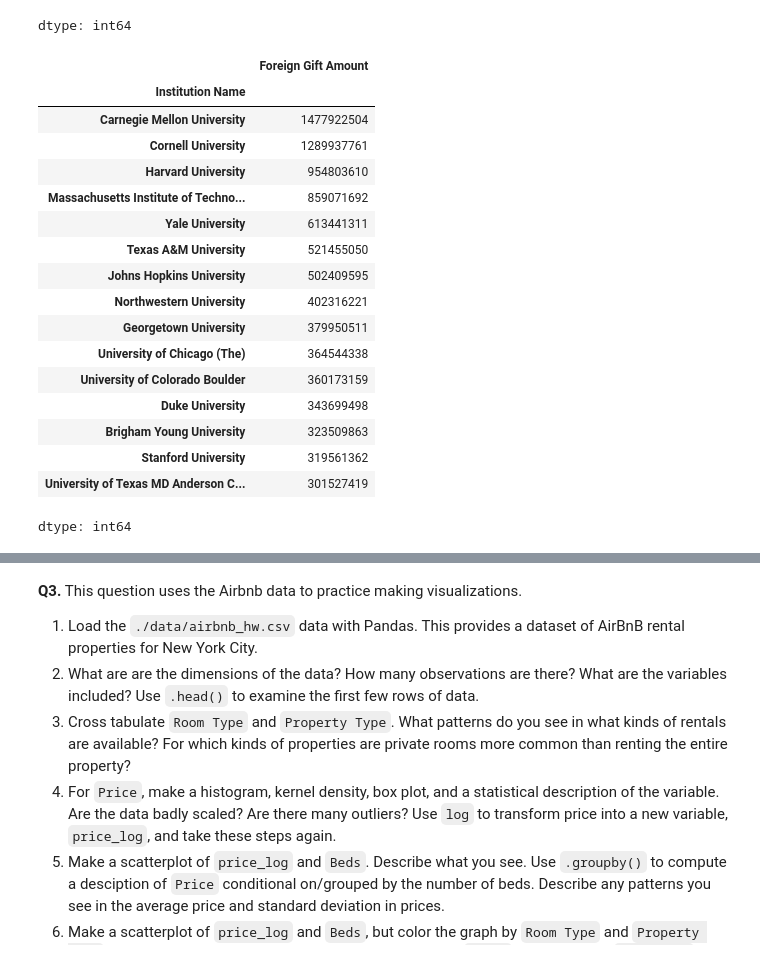
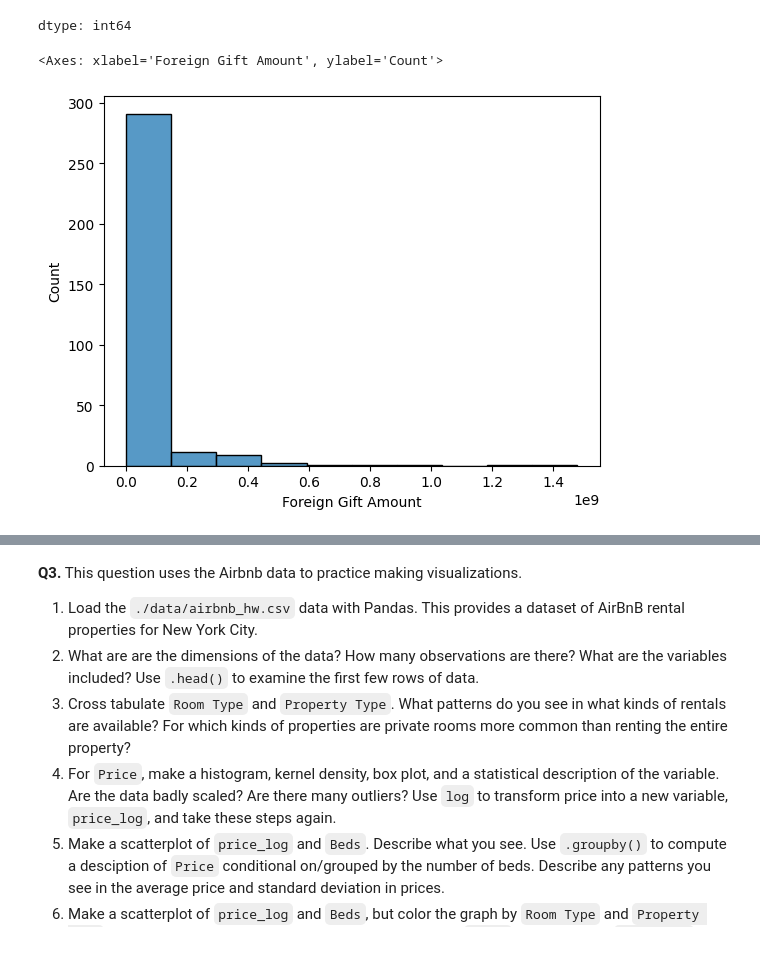
Before and after one commit to kyleegit27/EDA, a Jupyter notebook: assignment/assignment.ipynb, the cells around one changed output, grey strips where cells are left out. Cells and saved outputs as stored; diff of their text form; code cells hidden in the pictures.

```diff
--- a/assignment/assignment.ipynb
+++ b/assignment/assignment.ipynb
@@ -158,33 +158,19 @@ dtype: int64
 # %%
 #2.6 What are the top 15 institutions in terms of the total amount of money they receive?
 #Make a histogram of the total amount received by all institutions.
 
 #top 15 total money
 #'Institution Name' , 'Foreign Gift Amount'
 top_15_total = gifts.groupby('Institution Name')['Foreign Gift Amount'].sum().sort_values(ascending = False).head(15)
 top_15_total
 
 #hist of total amt recieved by all inst
+inst_total = gifts.groupby('Institution Name')['Foreign Gift Amount'].sum().reset_index()
+inst_total
 
-sns.histplot()
+sns.histplot(inst_total['Foreign Gift Amount'], bins = 10)
 # %% [output]
-|  | Foreign Gift Amount |
-| Institution Name |  |
-| Carnegie Mellon University | 1477922504 |
-| Cornell University | 1289937761 |
-| Harvard University | 954803610 |
-| Massachusetts Institute of Techno... | 859071692 |
-| Yale University | 613441311 |
-| Texas A&M University | 521455050 |
-| Johns Hopkins University | 502409595 |
-| Northwestern University | 402316221 |
-| Georgetown University | 379950511 |
-| University of Chicago (The) | 364544338 |
-| University of Colorado Boulder | 360173159 |
-| Duke University | 343699498 |
-| Brigham Young University | 323509863 |
-| Stanford University | 319561362 |
-| University of Texas MD Anderson C... | 301527419 |
-dtype: int64
+<Axes: xlabel='Foreign Gift Amount', ylabel='Count'>
+[figure, added]
 # %%
 #2.7 Which giftors provide the most money, in total?
```
Also changed, not shown: parts of 1 cell of this notebook.
